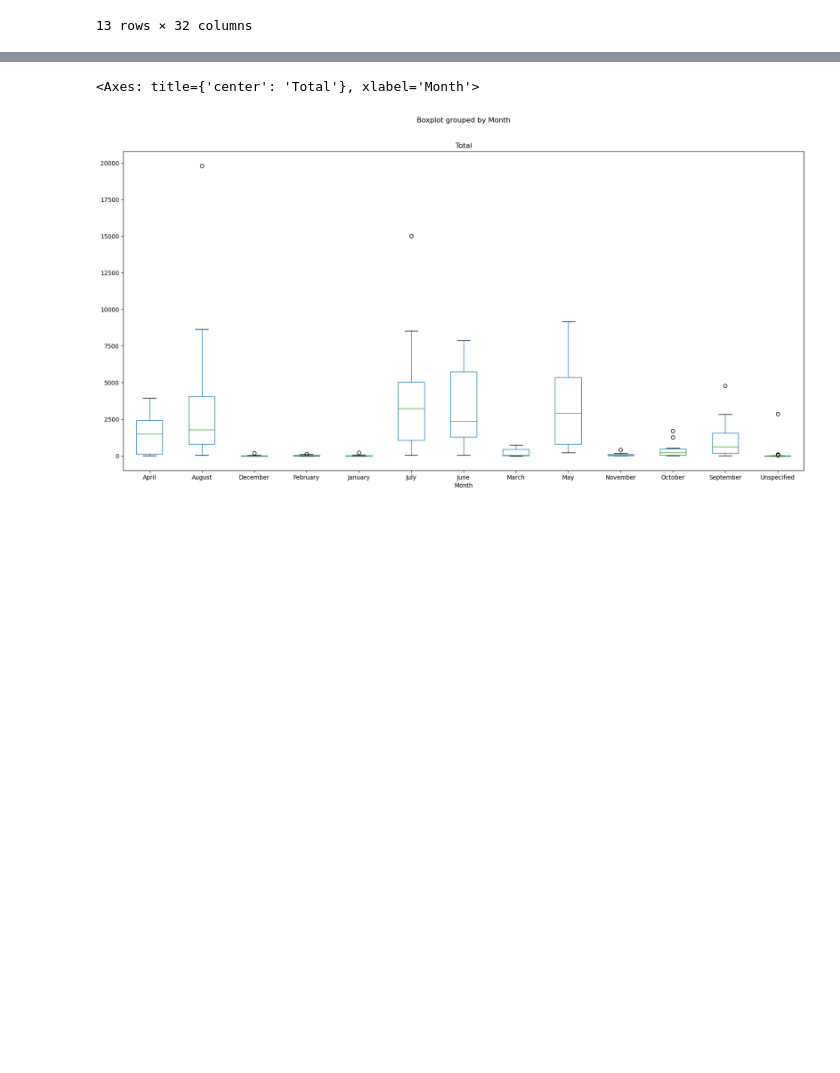
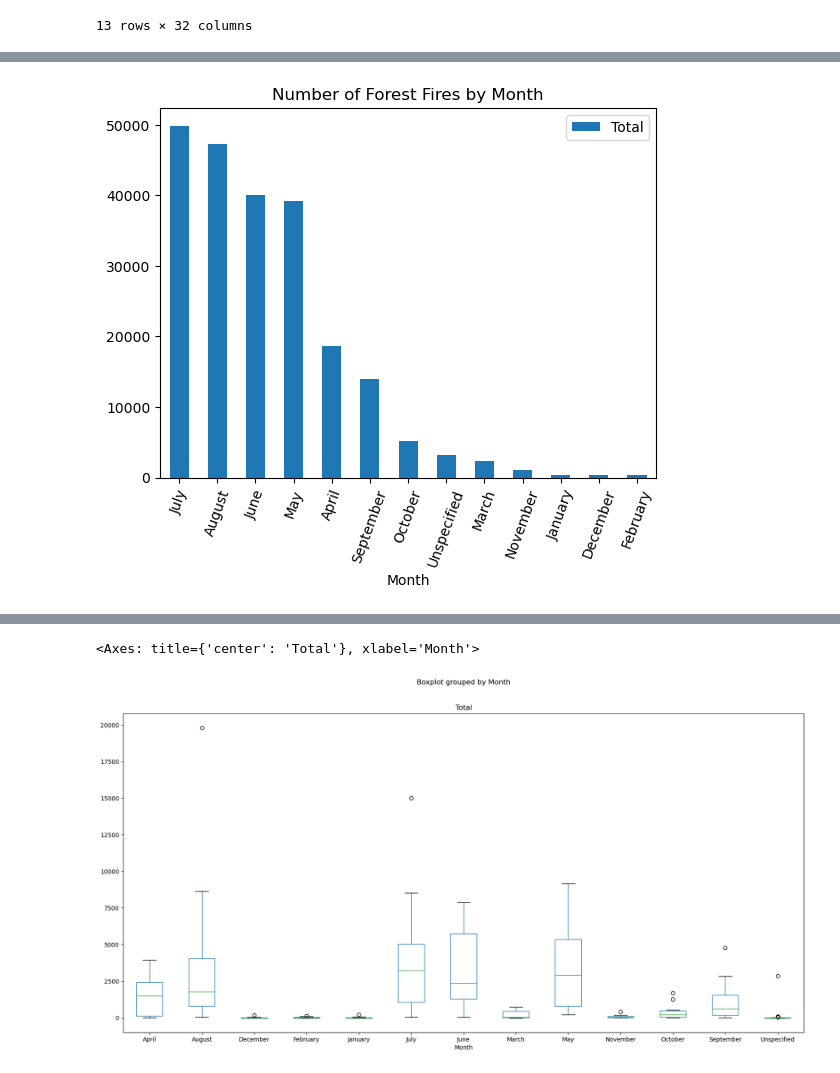
Before and after one commit to JasmineBamba/Group-Project-1-Group-2, a Jupyter notebook: Forest_fire_Analysis.ipynb, the cells around one changed output, grey strips where cells are left out. Drawn from its saved outputs; the diff is of its cells as text; code cells hidden in the pictures; blank space fills up the shorter version.

```diff
--- a/Forest_fire_Analysis.ipynb
+++ b/Forest_fire_Analysis.ipynb
@@ -100,0 +85,2 @@ ForestFire_months
+# %%
+Sum_FF_months = ForestFire_months.groupby(["Month"]).sum()
@@ -100,0 +106,2 @@ ForestFire_months
+# %%
+Sum_FF_months.loc[:,'Total'] = Sum_FF_months.sum(axis=1)
@@ -101,3 +147,9 @@ ForestFire_months
+# %%
+Sum_FF_months = Sum_FF_months.sort_values(by=['Total'], ascending=False)
+Sum_FF_months.plot.bar(y="Total", rot=70, title="Number of Forest Fires by Month");
+plt.show(block=True);
+# %% [output]
+[figure, added]
 # %%
 ForestFire_months.loc[:,'Total'] = ForestFire_months.sum(axis=1)
 # %%
```
Also changed, not shown: parts of 7 cells of this notebook.
